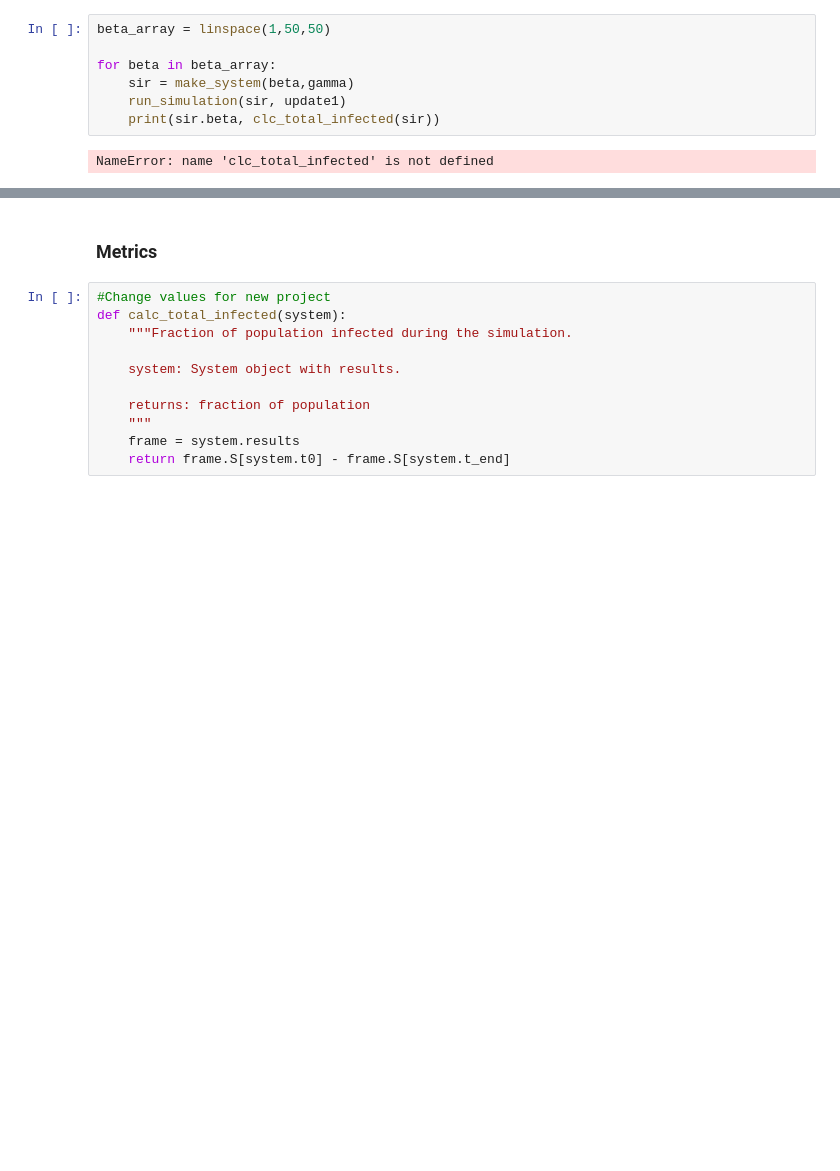
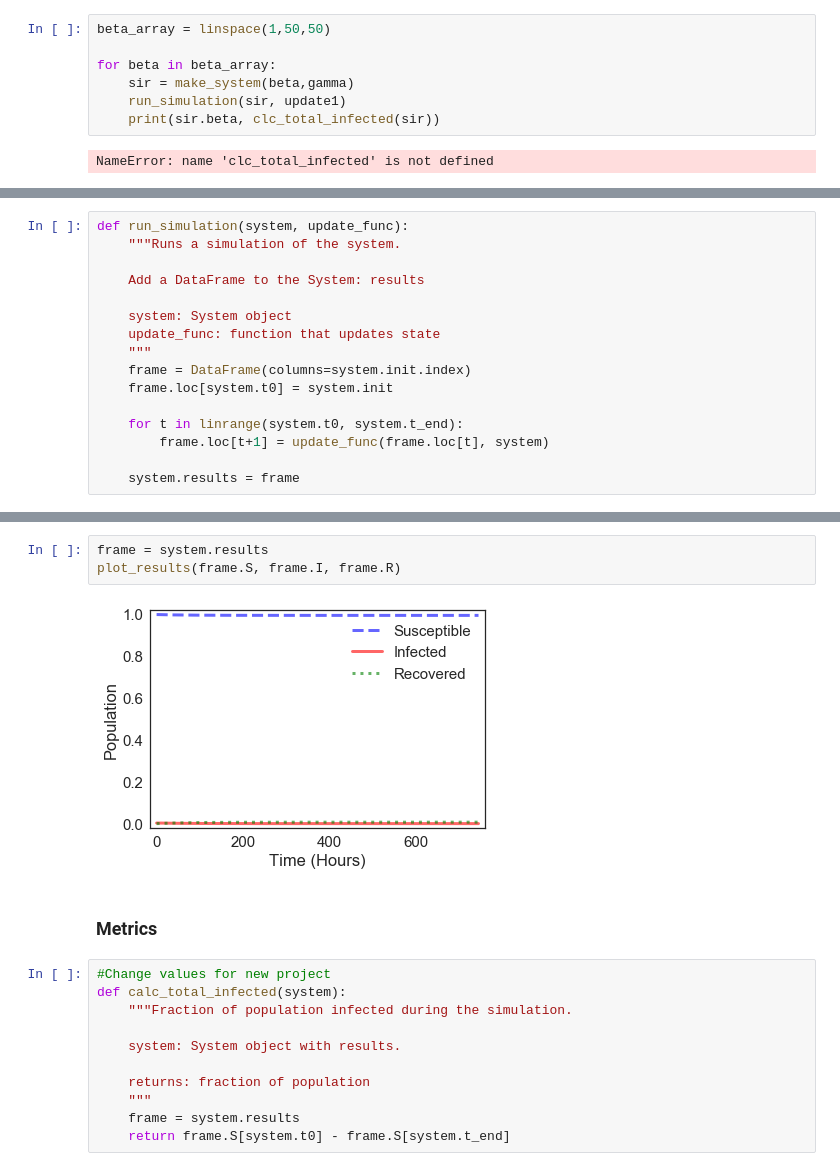
Before and after one commit to kthaitang/ModSimPy, a Jupyter notebook: code/MemeProject.ipynb, the cells around one changed output, grey strips where cells are left out. Cells and saved outputs as stored; diff of their text form; blank space fills up the shorter version.

```diff
--- a/code/MemeProject.ipynb
+++ b/code/MemeProject.ipynb
@@ -218,0 +267,16 @@ for p1 in p1_array:
+# %%
+def run_simulation(system, update_func):
+    """Runs a simulation of the system.
+
+    Add a DataFrame to the System: results
+
+    system: System object
+    update_func: function that updates state
+    """
+    frame = DataFrame(columns=system.init.index)
+    frame.loc[system.t0] = system.init
+
+    for t in linrange(system.t0, system.t_end):
+        frame.loc[t+1] = update_func(frame.loc[t], system)
+
+    system.results = frame
@@ -219,3 +298,8 @@ for p1 in p1_array:
+# %%
+frame = system.results
+plot_results(frame.S, frame.I, frame.R)
+# %% [output]
+[figure, added]
 # %% [markdown]
 ### Metrics
 # %%
```
Also changed, not shown: parts of 8 cells of this notebook, 3 other files.
